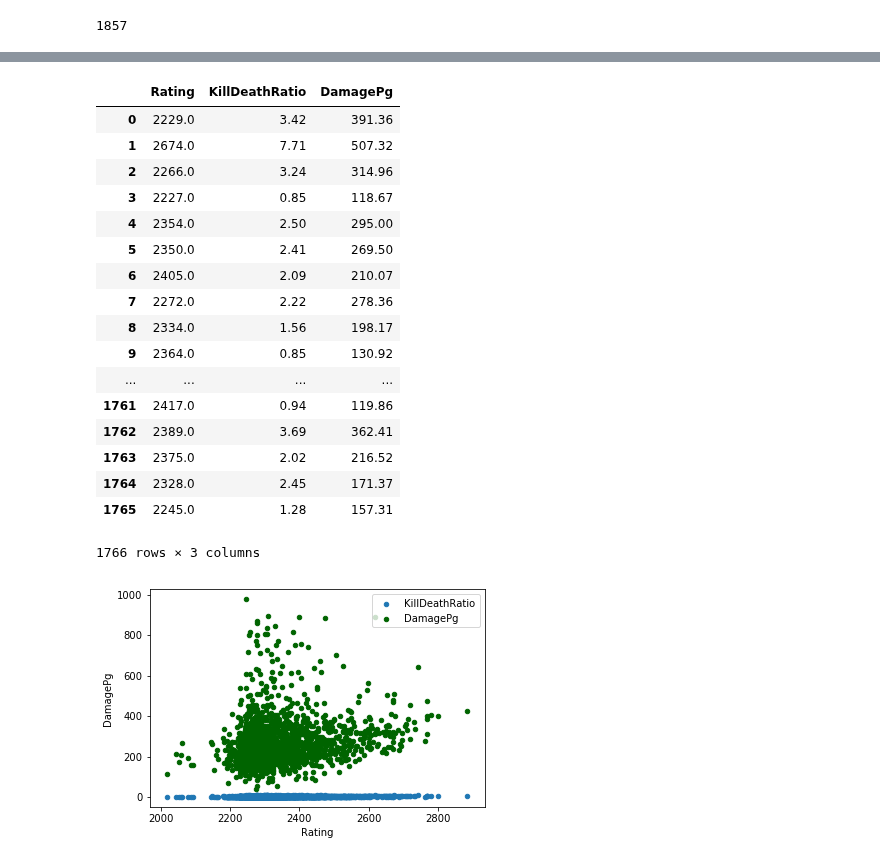
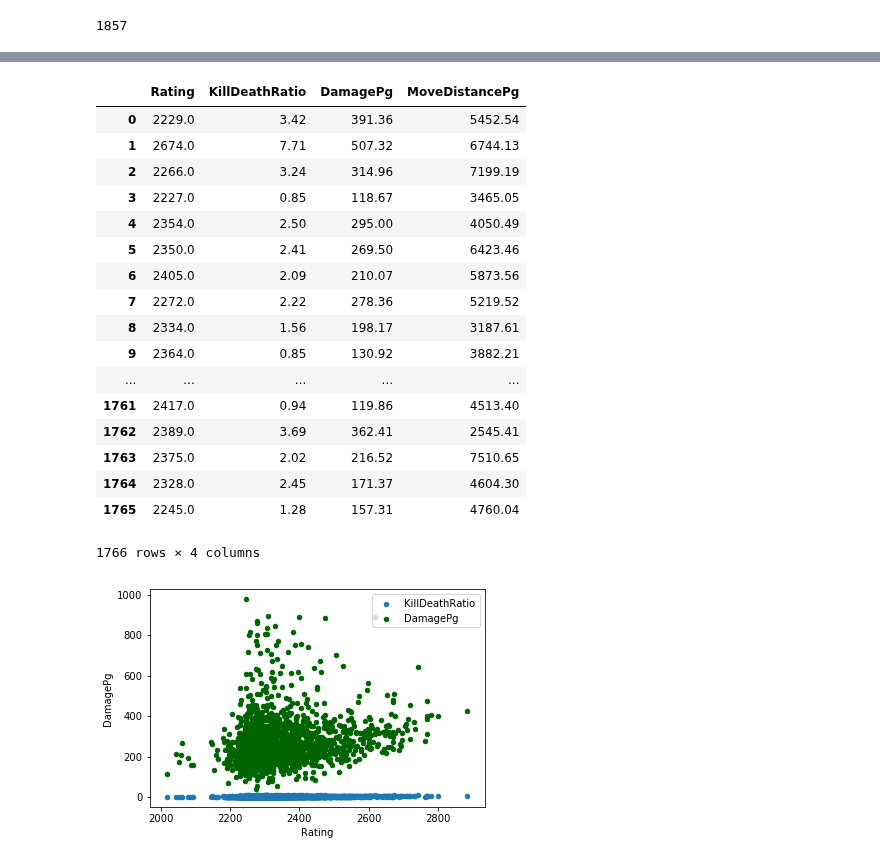
Before and after one commit to jin-yc10/pubg-data, a Jupyter notebook: visualize.ipynb, the cells around one changed output, grey strips where cells are left out. Cells and saved outputs as stored; diff of their text form; code cells hidden in the pictures.

```diff
--- a/visualize.ipynb
+++ b/visualize.ipynb
@@ -32,6 +32,6 @@ for u in ur_sts:
         continue
     else:
         filter_too_high_kda.append(u)
-filter_df = pd.DataFrame(filter_too_high_kda, columns=['Rating', 'KillDeathRatio', 'DamagePg', 'MoveDistancePg' ])
-filter_df.columns.values
+filter_df = pd.DataFrame(filter_too_high_kda, columns=['Rating', 'KillDeathRatio', 'DamagePg', 'MoveDistancePg', 'RideDistance' ])
+user_df.columns.values
 # %% [output]
@@ -39,24 +51,24 @@ array(['Rating', 'KillDeathRatio', 'DamagePg', 'MoveDistancePg'], dtype=object)
 # %%
-filter_df[['Rating','KillDeathRatio','DamagePg']]
+filter_df[['Rating','KillDeathRatio','DamagePg', 'MoveDistancePg']]
 # %% [output]
-|  | Rating | KillDeathRatio | DamagePg |
-| 0 | 2229.0 | 3.42 | 391.36 |
-| 1 | 2674.0 | 7.71 | 507.32 |
-| 2 | 2266.0 | 3.24 | 314.96 |
-| 3 | 2227.0 | 0.85 | 118.67 |
-| 4 | 2354.0 | 2.50 | 295.00 |
-| 5 | 2350.0 | 2.41 | 269.50 |
-| 6 | 2405.0 | 2.09 | 210.07 |
-| 7 | 2272.0 | 2.22 | 278.36 |
-| 8 | 2334.0 | 1.56 | 198.17 |
-| 9 | 2364.0 | 0.85 | 130.92 |
-| ... | ... | ... | ... |
-| 1761 | 2417.0 | 0.94 | 119.86 |
-| 1762 | 2389.0 | 3.69 | 362.41 |
-| 1763 | 2375.0 | 2.02 | 216.52 |
-| 1764 | 2328.0 | 2.45 | 171.37 |
-| 1765 | 2245.0 | 1.28 | 157.31 |
+|  | Rating | KillDeathRatio | DamagePg | MoveDistancePg |
+| 0 | 2229.0 | 3.42 | 391.36 | 5452.54 |
+| 1 | 2674.0 | 7.71 | 507.32 | 6744.13 |
+| 2 | 2266.0 | 3.24 | 314.96 | 7199.19 |
+| 3 | 2227.0 | 0.85 | 118.67 | 3465.05 |
+| 4 | 2354.0 | 2.50 | 295.00 | 4050.49 |
+| 5 | 2350.0 | 2.41 | 269.50 | 6423.46 |
+| 6 | 2405.0 | 2.09 | 210.07 | 5873.56 |
+| 7 | 2272.0 | 2.22 | 278.36 | 5219.52 |
+| 8 | 2334.0 | 1.56 | 198.17 | 3187.61 |
+| 9 | 2364.0 | 0.85 | 130.92 | 3882.21 |
+| ... | ... | ... | ... | ... |
+| 1761 | 2417.0 | 0.94 | 119.86 | 4513.40 |
+| 1762 | 2389.0 | 3.69 | 362.41 | 2545.41 |
+| 1763 | 2375.0 | 2.02 | 216.52 | 7510.65 |
+| 1764 | 2328.0 | 2.45 | 171.37 | 4604.30 |
+| 1765 | 2245.0 | 1.28 | 157.31 | 4760.04 |
-1766 rows × 3 columns
+1766 rows × 4 columns
 # %%
 ax = filter_df.plot.scatter(x='Rating', y='KillDeathRatio', label='KillDeathRatio');
 filter_df.plot.scatter(x='Rating', y='DamagePg', color='DarkGreen', label='DamagePg', ax=ax);
```
Also changed, not shown: parts of 5 cells of this notebook, 2 other files.
